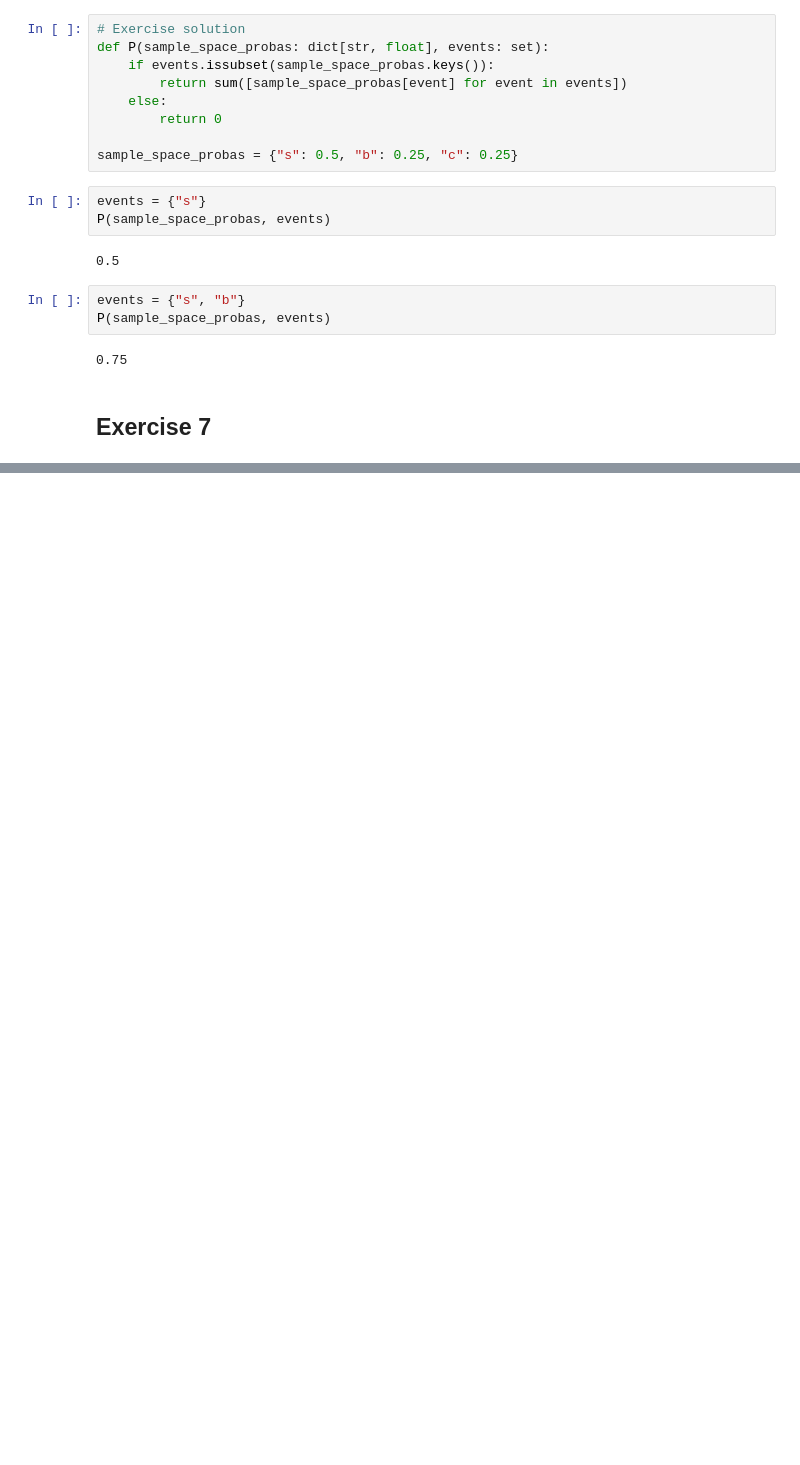
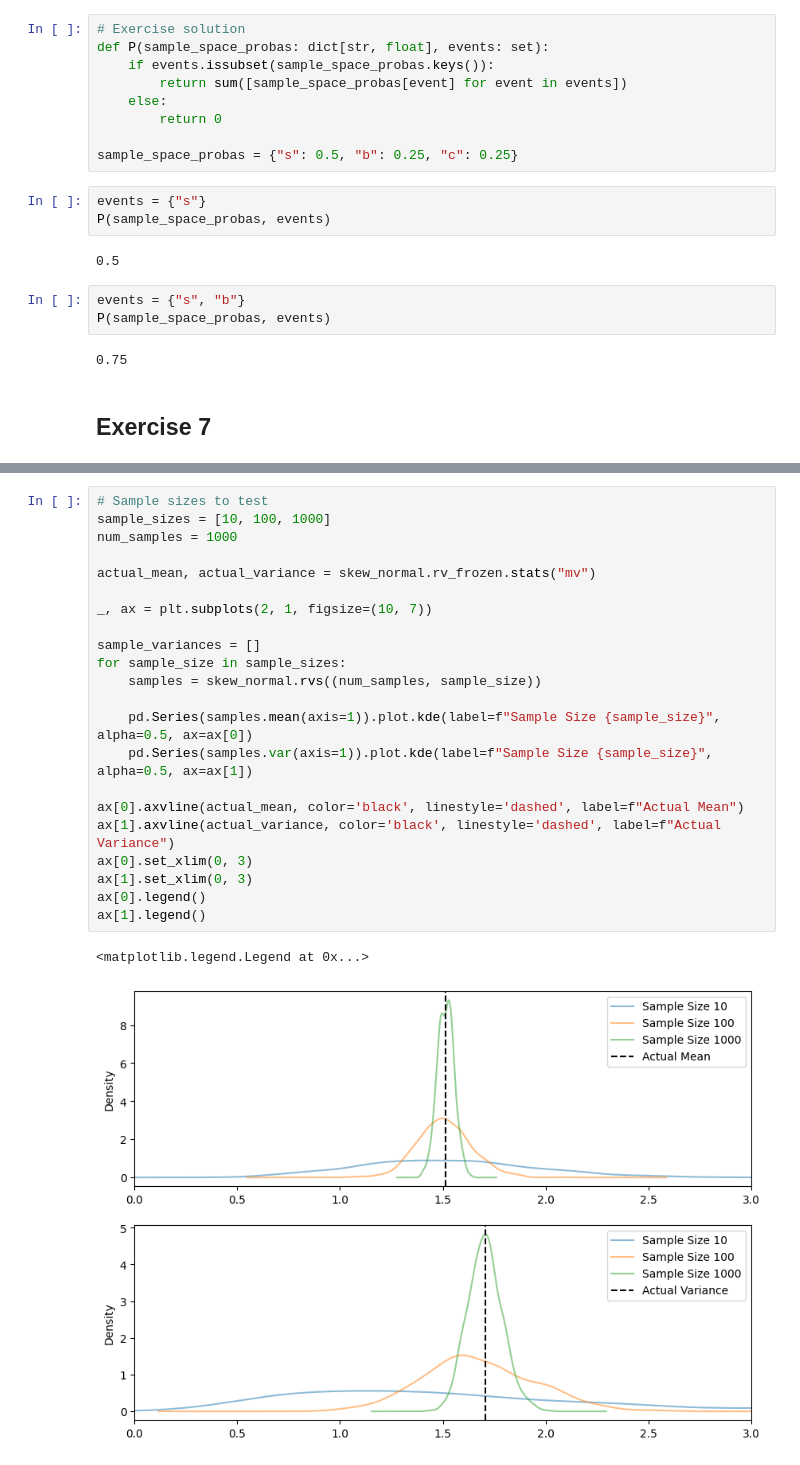
Before and after one commit to matteocasolari/bayesian-analysis-with-python-solutions, a Jupyter notebook: solutions/chapter_01.ipynb, the cells around one changed output, grey strips where cells are left out. Drawn from its saved outputs; the diff is of its cells as text; blank space fills up the shorter version.

```diff
--- a/solutions/chapter_01.ipynb
+++ b/solutions/chapter_01.ipynb
@@ -43,0 +60,25 @@ sample_sizes = [10, 100, 1000]
+# %%
+# Sample sizes to test
+sample_sizes = [10, 100, 1000]
+num_samples = 1000
+
+actual_mean, actual_variance = skew_normal.rv_frozen.stats("mv")
+
+_, ax = plt.subplots(2, 1, figsize=(10, 7))
+
+sample_variances = []
+for sample_size in sample_sizes:
+    samples = skew_normal.rvs((num_samples, sample_size))
+
+    pd.Series(samples.mean(axis=1)).plot.kde(label=f"Sample Size {sample_size}", alpha=0.5, ax=ax[0])
+    pd.Series(samples.var(axis=1)).plot.kde(label=f"Sample Size {sample_size}", alpha=0.5, ax=ax[1])
+
+ax[0].axvline(actual_mean, color='black', linestyle='dashed', label=f"Actual Mean")
+ax[1].axvline(actual_variance, color='black', linestyle='dashed', label=f"Actual Variance")
+ax[0].set_xlim(0, 3)
+ax[1].set_xlim(0, 3)
+ax[0].legend()
+ax[1].legend()
+# %% [output]
+<matplotlib.legend.Legend at 0x...>
+[figure, added]
```
Also changed, not shown: parts of 5 cells of this notebook.
